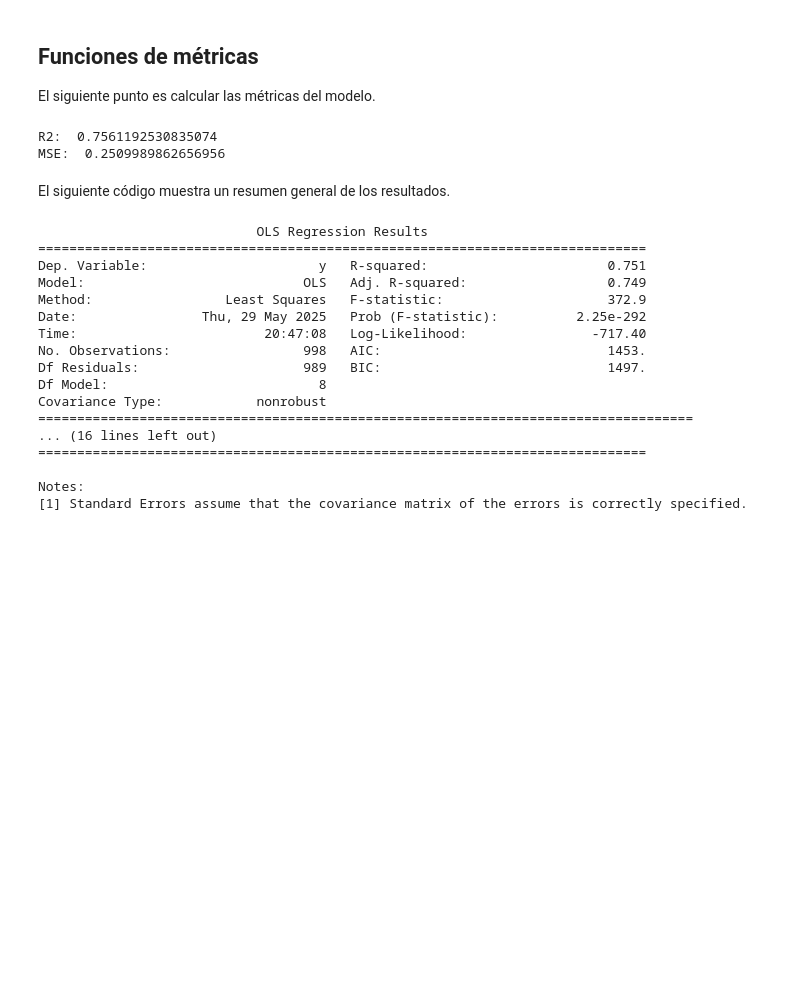
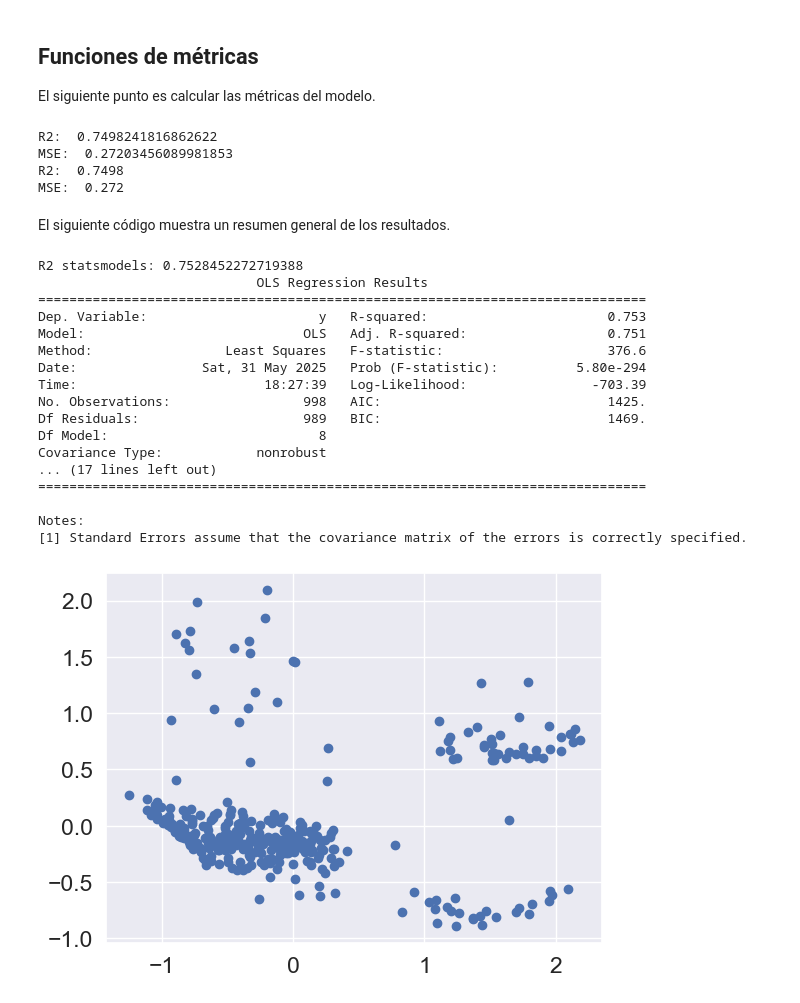
Before and after one commit to stebanca1998/regresion_lineal, a Jupyter notebook: notebooks/0-regresion_lineal.ipynb, the cells around one changed output. Drawn from its saved outputs; the diff is of its cells as text; code cells hidden in the pictures; blank space fills up the shorter version.

Commit message:
Train models and evaluate them

```diff
--- a/notebooks/0-regresion_lineal.ipynb
+++ b/notebooks/0-regresion_lineal.ipynb
@@ -122,3 +103,8 @@ y_pred = model.predict(X_test)
+# %%
+X_cols = list(set(df.columns)-set(['charges']))
+y_col = ['charges']
+model_1, X_train, X_test, y_train, y_test = EntrenarModelo(X_cols,y_col,df)
+y_pred = model_1.predict(X_test)
 # %%
 #Verificamos las dimensiones de nuestro data predichos
 y_pred.shape
@@ -134,40 +120,54 @@ r2 = metrics.r2_score(y_test,y_pred)
 
 print("R2: ", r2)
 print("MSE: ", mse)
+
+print("R2: ", round(r2,4))
+print("MSE: ", round(mse,4))
 # %% [output]
-R2:  0.7561192530835074
-MSE:  0.2509989862656956
+R2:  0.7498241816862622
+MSE:  0.27203456089981853
+R2:  0.7498
+MSE:  0.272
 # %% [markdown]
 El siguiente código muestra un resumen general de los resultados.
 # %%
 import statsmodels.api as sm
 
 #Create a copy DF to pass to statsmodel
-X_train_sm = pd.DataFrame(X_train, columns=X_cols)
-
+X_train_const = pd.DataFrame(X_train, columns=X_cols)
 # Add and intercept constant
-X_train_sm = sm.add_constant(X_train_sm)
+X_train_sm = sm.add_constant(X_train_const)
 
 # Adjust model
 ols_model = sm.OLS(y_train, X_train_sm).fit()
 
+# Ver el R2
+print("R2 statsmodels:", ols_model.rsquared)
+
 # Shows the summary
 print(ols_model.summary())
 # %% [output]
+R2 statsmodels: 0.7528452272719388
                             OLS Regression Results
 ==============================================================================
-Dep. Variable:                      y   R-squared:                       0.751
-Model:                            OLS   Adj. R-squared:                  0.749
-Method:                 Least Squares   F-statistic:                     372.9
-Date:                Thu, 29 May 2025   Prob (F-statistic):          2.25e-292
-Time:                        20:47:08   Log-Likelihood:                -717.40
-No. Observations:                 998   AIC:                             1453.
-Df Residuals:                     989   BIC:                             1497.
+Dep. Variable:                      y   R-squared:                       0.753
+Model:                            OLS   Adj. R-squared:                  0.751
+Method:                 Least Squares   F-statistic:                     376.6
+Date:                Sat, 31 May 2025   Prob (F-statistic):          5.80e-294
+Time:                        18:27:39   Log-Likelihood:                -703.39
+No. Observations:                 998   AIC:                             1425.
+Df Residuals:                     989   BIC:                             1469.
 Df Model:                           8
 Covariance Type:            nonrobust
-====================================================================================
-... (16 lines left out)
+... (17 lines left out)
 ==============================================================================
 
 Notes:
 [1] Standard Errors assume that the covariance matrix of the errors is correctly specified.
+# %%
+residuals = np.subtract(y_test, y_pred)
+
+plt.scatter(y_pred, residuals)
+plt.show()
+# %% [output]
+[figure, added]
```
Also changed, not shown: parts of 16 cells of this notebook, 1 other file.
